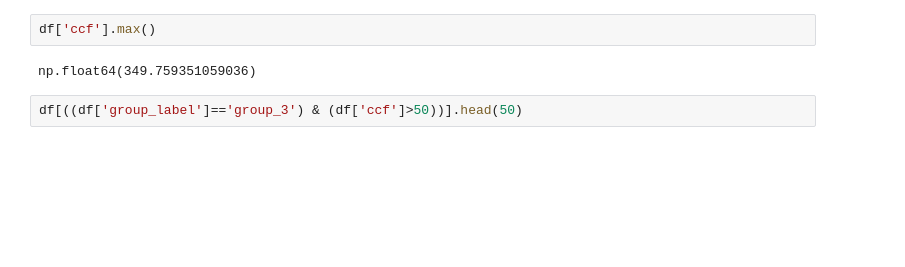
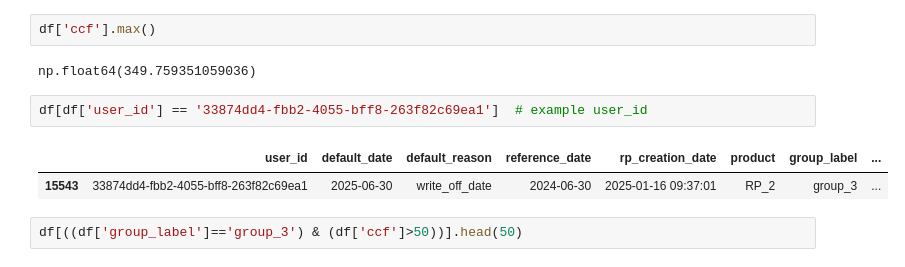
Before and after one commit to ilyakatliaroun26/CCF, a Jupyter notebook: test.ipynb, the cells around one changed output. Saved outputs shown, nothing was run; the diff lists cells and outputs as text; blank space fills up the shorter version.

```diff
--- a/test.ipynb
+++ b/test.ipynb
@@ -19,6 +16,11 @@ df.head()
 df['ccf'].max()
 # %% [output]
 np.float64(349.759351059036)
+# %%
+df[df['user_id'] == '33874dd4-fbb2-4055-bff8-263f82c69ea1']  # example user_id
+# %% [output]
+|  | user_id | default_date | default_reason | reference_date | rp_creation_date | product | group_label | ... |
+| 15543 | 33874dd4-fbb2-4055-bff8-263f82c69ea1 | 2025-06-30 | write_off_date | 2024-06-30 | 2025-01-16 09:37:01 | RP_2 | group_3 | ... |
 # %%
 df[((df['group_label']=='group_3') & (df['ccf']>50))].head(50)
 # %% [output]
```
Also changed, not shown: parts of 5 cells of this notebook, 2 other files.
